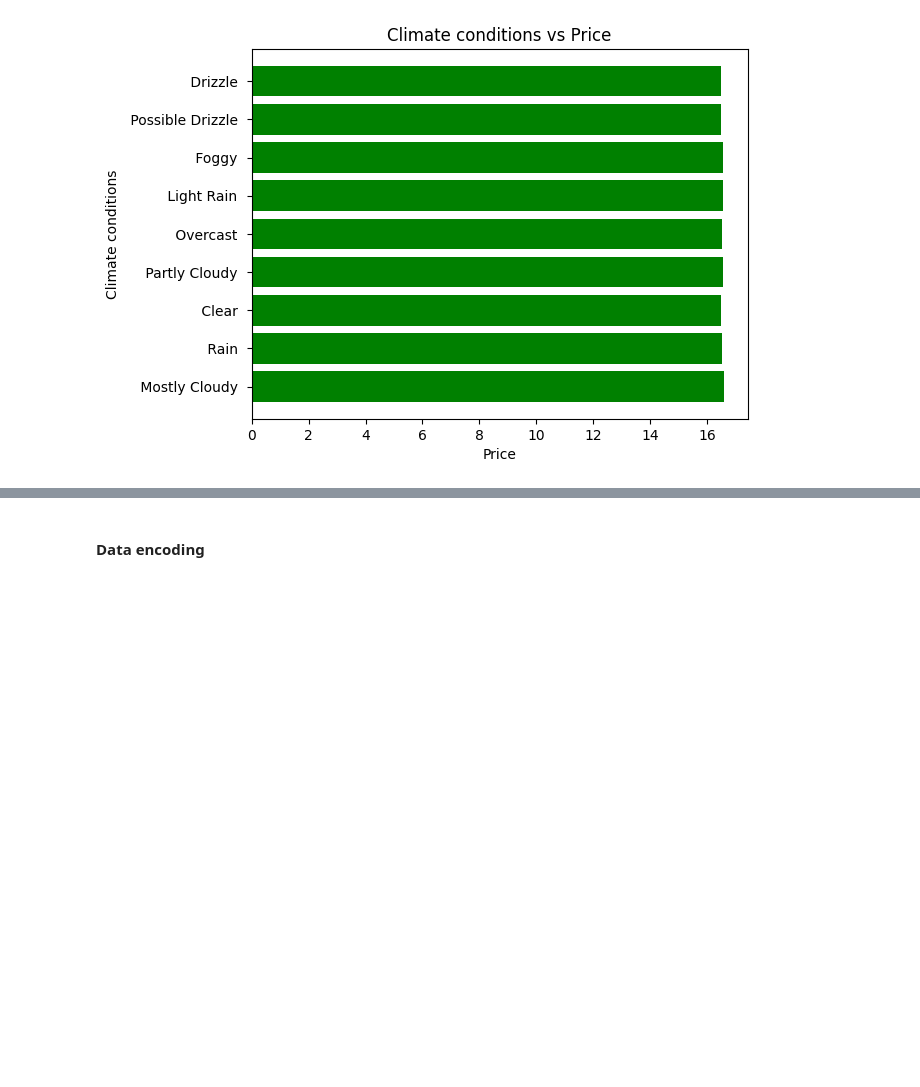
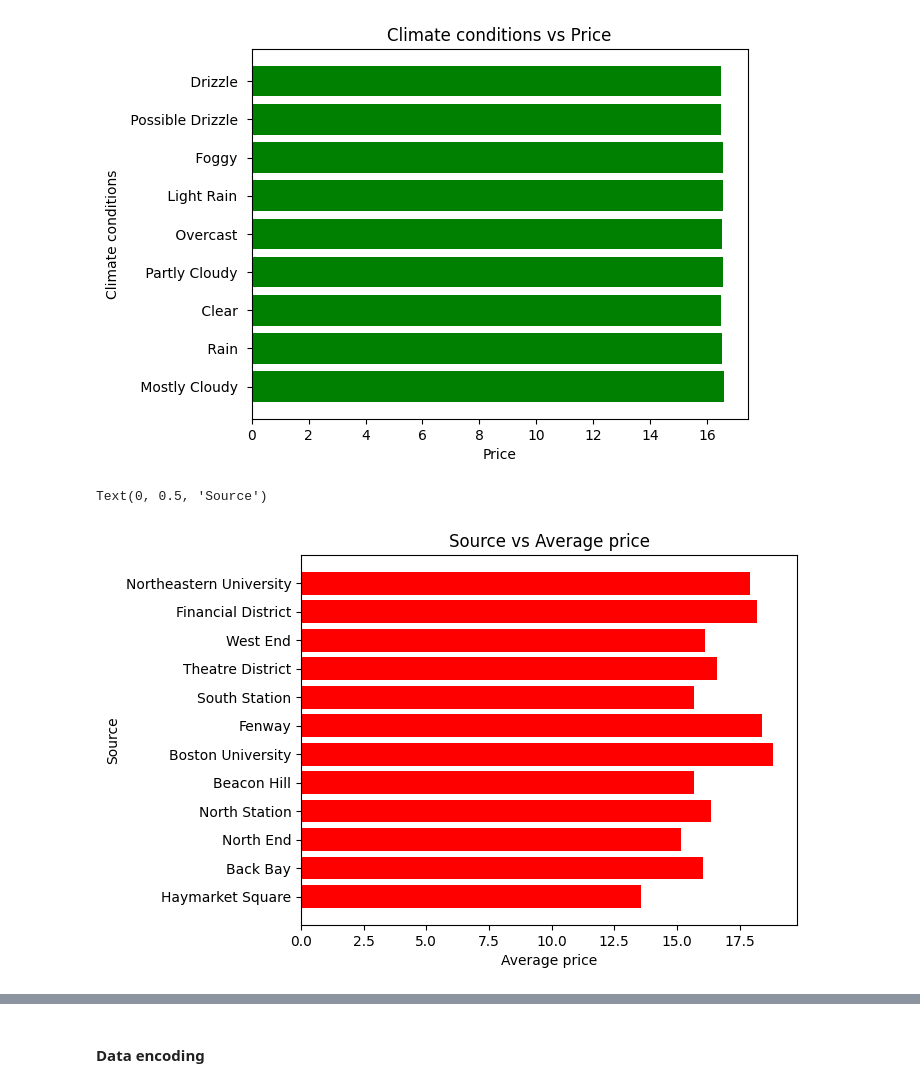
Before and after one commit to itsHarinderjit/Cab-Data-Analysis, a Jupyter notebook: Harinderjit_102017151.ipynb, the cells around one changed output, grey strips where cells are left out. Cells and saved outputs as stored; diff of their text form; code cells hidden in the pictures; blank space fills up the shorter version.

```diff
--- a/Harinderjit_102017151.ipynb
+++ b/Harinderjit_102017151.ipynb
@@ -238,3 +236,16 @@ plt.ylabel("Climate conditions")
 # %% [output]
 Text(0, 0.5, 'Climate conditions')
 [figure]
+# %%
+## source vs avg price
+lst = df['source'].unique()
+Dist = {}
+for data in lst :
+    Dist[data] = df[df.source == data]['price'].mean()
+plt.barh(list(Dist.keys()),Dist.values(),color = "red")
+plt.title("Source vs Average price")
+plt.xlabel("Average price")
+plt.ylabel("Source")
+# %% [output]
+Text(0, 0.5, 'Source')
+[figure, added]
```
Also changed, not shown: parts of 5 cells of this notebook.
